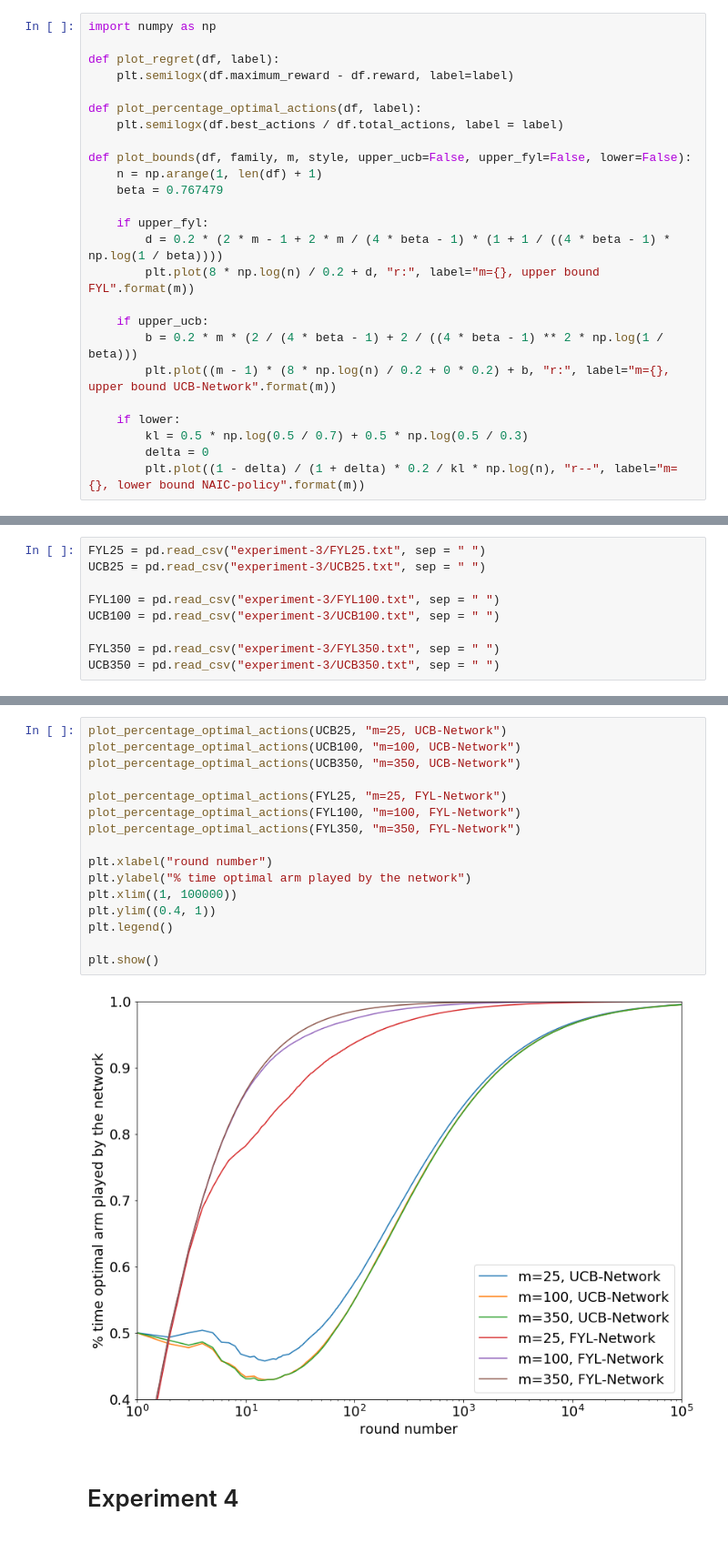
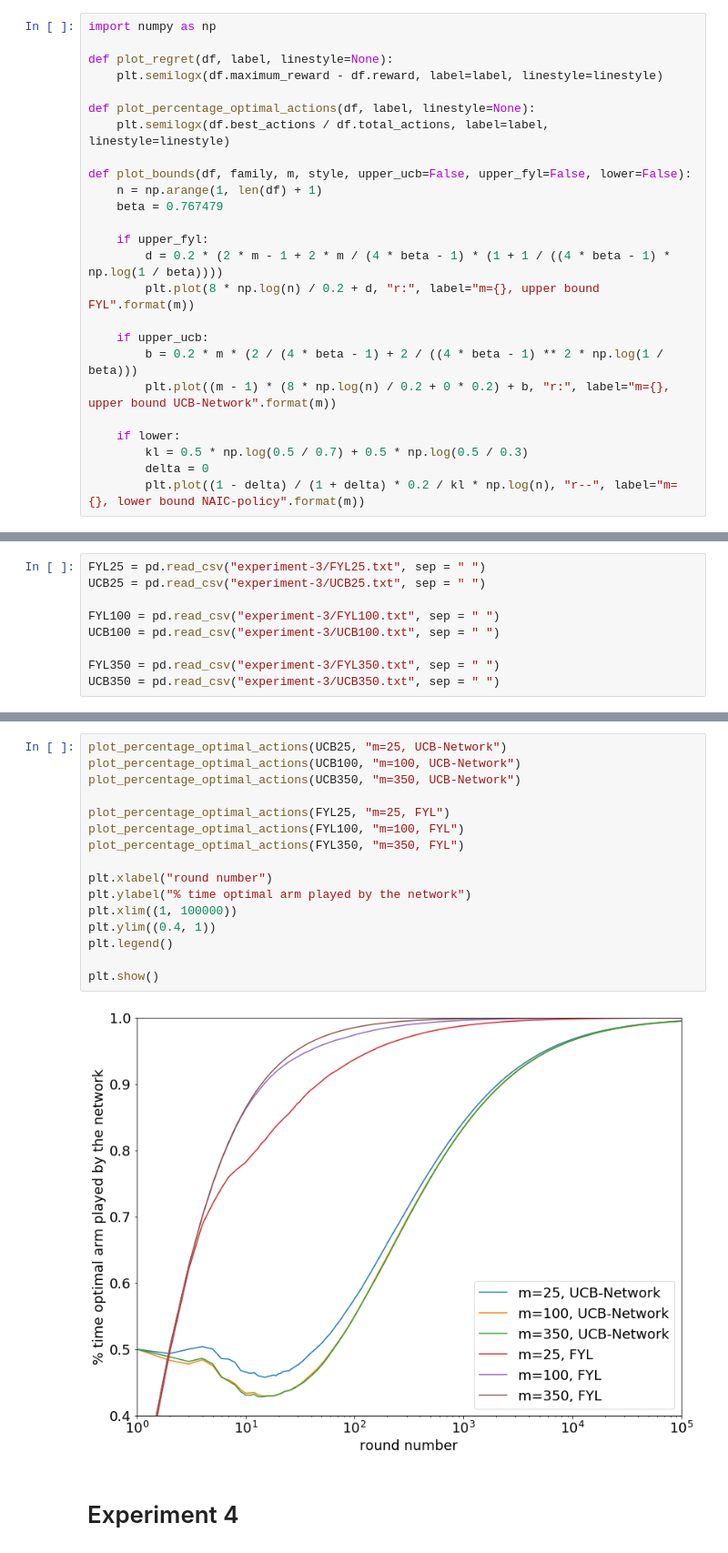
Before and after one commit to LouisTrezzini/mlgraphs-bandits-network, a Jupyter notebook: VisualizeRegret.ipynb, the cells around one changed output, grey strips where cells are left out. Shown: that part at 91% size. Saved outputs shown, nothing was run; the diff lists cells and outputs as text.

```diff
--- a/VisualizeRegret.ipynb
+++ b/VisualizeRegret.ipynb
@@ -7,11 +7,11 @@ plt.rcParams['font.size'] = 18
 # %%
 import numpy as np
 
-def plot_regret(df, label):
-    plt.semilogx(df.maximum_reward - df.reward, label=label)
+def plot_regret(df, label, linestyle=None):
+    plt.semilogx(df.maximum_reward - df.reward, label=label, linestyle=linestyle)
 
-def plot_percentage_optimal_actions(df, label):
-    plt.semilogx(df.best_actions / df.total_actions, label = label)
+def plot_percentage_optimal_actions(df, label, linestyle=None):
+    plt.semilogx(df.best_actions / df.total_actions, label=label, linestyle=linestyle)
 
 def plot_bounds(df, family, m, style, upper_ucb=False, upper_fyl=False, lower=False):
     n = np.arange(1, len(df) + 1)
@@ -130,21 +130,21 @@ plt.show()
 # %%
 plot_percentage_optimal_actions(UCB25, "m=25, UCB-Network")
 plot_percentage_optimal_actions(UCB100, "m=100, UCB-Network")
 plot_percentage_optimal_actions(UCB350, "m=350, UCB-Network")
 
-plot_percentage_optimal_actions(FYL25, "m=25, FYL-Network")
-plot_percentage_optimal_actions(FYL100, "m=100, FYL-Network")
-plot_percentage_optimal_actions(FYL350, "m=350, FYL-Network")
+plot_percentage_optimal_actions(FYL25, "m=25, FYL")
+plot_percentage_optimal_actions(FYL100, "m=100, FYL")
+plot_percentage_optimal_actions(FYL350, "m=350, FYL")
 
 plt.xlabel("round number")
 plt.ylabel("% time optimal arm played by the network")
 plt.xlim((1, 100000))
 plt.ylim((0.4, 1))
 plt.legend()
 
 plt.show()
 # %% [output]
-[figure, old version]
+[figure, new version]
 # %% [markdown]
 # Experiment 4
 # %%
```
Also changed, not shown: parts of 4 cells of this notebook, 17 other files.
